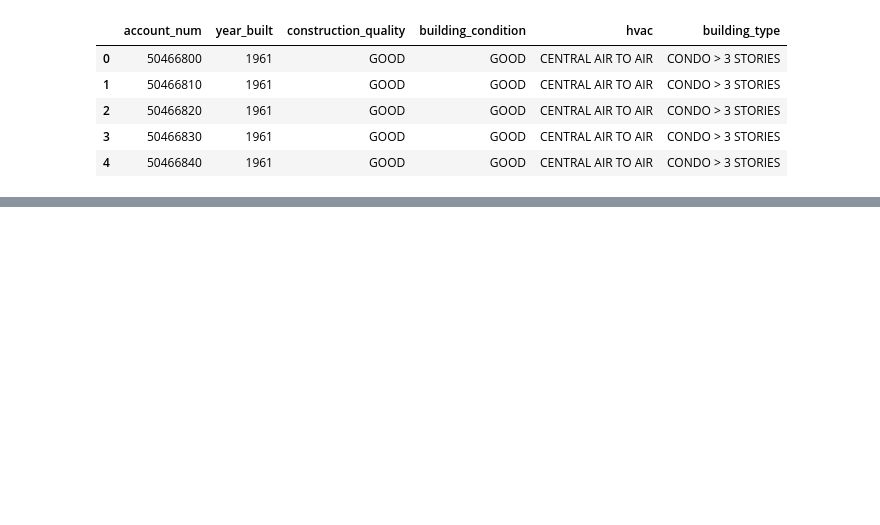
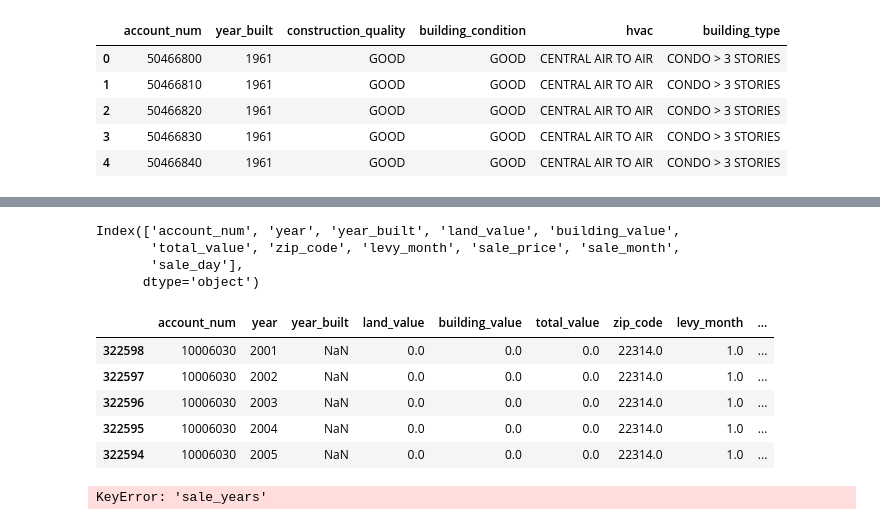
Before and after one commit to barrettdalbec/Alexandria-Personal-Project, a Jupyter notebook: Data Analysis/Data Analysis.ipynb, the cells around one changed output, grey strips where cells are left out. Drawn from its saved outputs; the diff is of its cells as text; code cells hidden in the pictures; blank space fills up the shorter version.

```diff
--- a/Data Analysis/Data Analysis.ipynb
+++ b/Data Analysis/Data Analysis.ipynb
@@ -46,4 +62,6 @@ memory usage: 86.6 MB
 # %%
 sales_data_df = sales_data_df.rename(columns={'num':'account_num', 'sale_years':'year'})
+sales_data_df = sales_data_df.drop_duplicates(subset=['account_num', 'year'])
+print("Sales data duplicates:", sales_data_df.duplicated(subset=['account_num', 'year']).sum())
 sales_data_df.head()
 # %% [output]
@@ -200,6 +261,25 @@ master_df[~master_df['sale_month'].isna()]
+# %%
+num_df=master_df.select_dtypes(include='number')
+num_df.columns
+# %% [output]
+Index(['account_num', 'year', 'year_built', 'land_value', 'building_value',
+       'total_value', 'zip_code', 'levy_month', 'sale_price', 'sale_month',
+       'sale_day'],
+      dtype='object')
+# %%
+num_df.head()
+# %% [output]
+|  | account_num | year | year_built | land_value | building_value | total_value | zip_code | levy_month | ... |
+| 322598 | 10006030 | 2001 | NaN | 0.0 | 0.0 | 0.0 | 22314.0 | 1.0 | ... |
+| 322597 | 10006030 | 2002 | NaN | 0.0 | 0.0 | 0.0 | 22314.0 | 1.0 | ... |
+| 322596 | 10006030 | 2003 | NaN | 0.0 | 0.0 | 0.0 | 22314.0 | 1.0 | ... |
+| 322595 | 10006030 | 2004 | NaN | 0.0 | 0.0 | 0.0 | 22314.0 | 1.0 | ... |
+| 322594 | 10006030 | 2005 | NaN | 0.0 | 0.0 | 0.0 | 22314.0 | 1.0 | ... |
 # %%
 filtered_sales = sales_data_df[sales_data_df['sale_years'] >= 2001]
 filtered_sales.head()
+# %% [output]
+KeyError: 'sale_years'
 # %%
 filtered_sales = filtered_sales.rename(columns={'num': 'account_num', 'sale_years': 'sale_year'})
 
```
Also changed, not shown: parts of 22 cells of this notebook.
